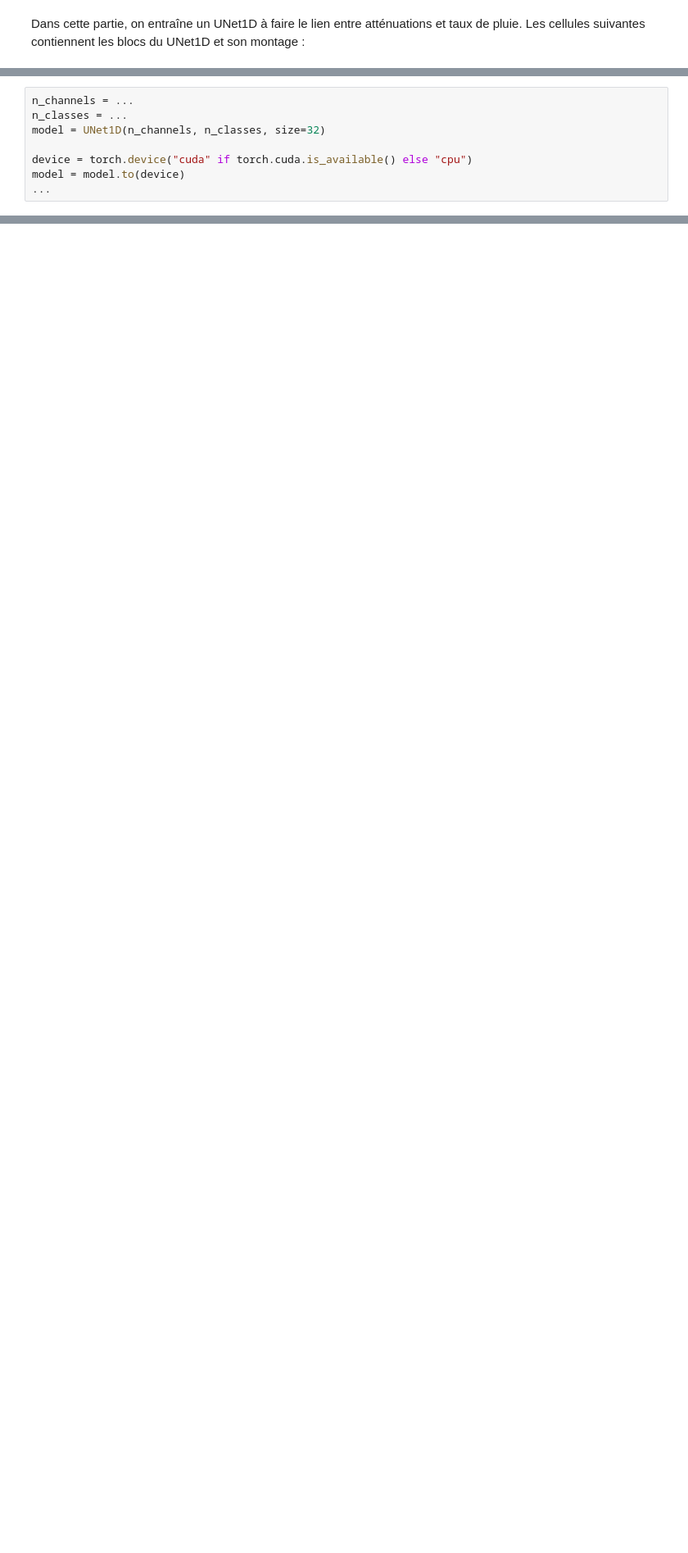
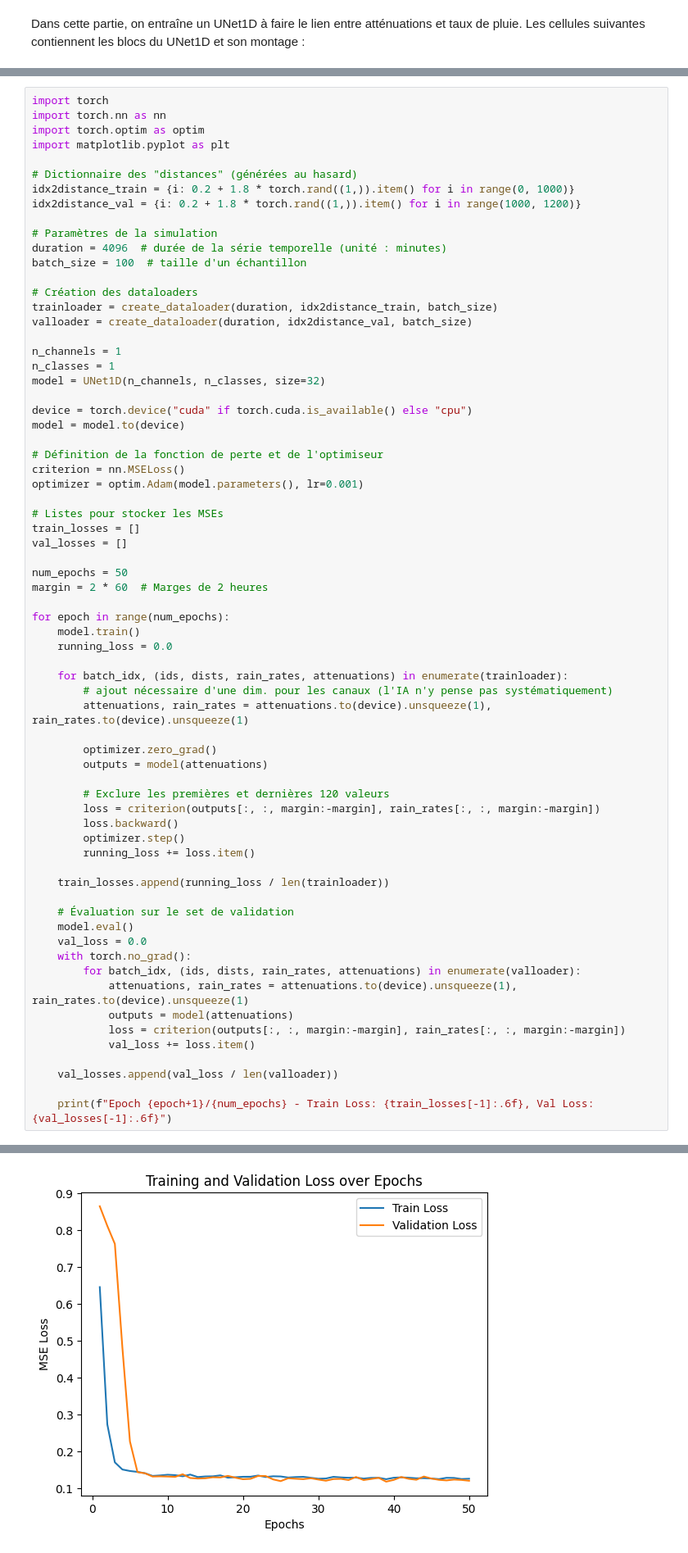
Before and after one commit to Zaidelmo/exam_2025, a Jupyter notebook: notebooks/probleme1_correction.ipynb, the cells around one changed output, grey strips where cells are left out. Shown at 82% size. Cells and saved outputs as stored; diff of their text form; blank space fills up the shorter version.

```diff
--- a/notebooks/probleme1_correction.ipynb
+++ b/notebooks/probleme1_correction.ipynb
@@ -189,8 +210,69 @@ class UNet1D(nn.Module):
 # %%
-n_channels = ...
-n_classes = ...
+import torch
+import torch.nn as nn
+import torch.optim as optim
+import matplotlib.pyplot as plt
+
+# Dictionnaire des "distances" (générées au hasard)
+idx2distance_train = {i: 0.2 + 1.8 * torch.rand((1,)).item() for i in range(0, 1000)}
+idx2distance_val = {i: 0.2 + 1.8 * torch.rand((1,)).item() for i in range(1000, 1200)}
+
+# Paramètres de la simulation
+duration = 4096  # durée de la série temporelle (unité : minutes)
+batch_size = 100  # taille d'un échantillon
+
+# Création des dataloaders
+trainloader = create_dataloader(duration, idx2distance_train, batch_size)
+valloader = create_dataloader(duration, idx2distance_val, batch_size)
+
+n_channels = 1
+n_classes = 1
 model = UNet1D(n_channels, n_classes, size=32)
 
 device = torch.device("cuda" if torch.cuda.is_available() else "cpu")
 model = model.to(device)
-...
+
+# Définition de la fonction de perte et de l'optimiseur
+criterion = nn.MSELoss()
+optimizer = optim.Adam(model.parameters(), lr=0.001)
+
+# Listes pour stocker les MSEs
+train_losses = []
+val_losses = []
+
+num_epochs = 50
+margin = 2 * 60  # Marges de 2 heures
+
+for epoch in range(num_epochs):
+    model.train()
+    running_loss = 0.0
+
+    for batch_idx, (ids, dists, rain_rates, attenuations) in enumerate(trainloader):
+        # ajout nécessaire d'une dim. pour les canaux (l'IA n'y pense pas systématiquement)
+        attenuations, rain_rates = attenuations.to(device).unsqueeze(1), rain_rates.to(device).unsqueeze(1)
+
+        optimizer.zero_grad()
+        outputs = model(attenuations)
+
+        # Exclure les premières et dernières 120 valeurs
+        loss = criterion(outputs[:, :, margin:-margin], rain_rates[:, :, margin:-margin])
+        loss.backward()
+        optimizer.step()
+        running_loss += loss.item()
+
+    train_losses.append(running_loss / len(trainloader))
+
+    # Évaluation sur le set de validation
+    model.eval()
+    val_loss = 0.0
+    with torch.no_grad():
+        for batch_idx, (ids, dists, rain_rates, attenuations) in enumerate(valloader):
+            attenuations, rain_rates = attenuations.to(device).unsqueeze(1), rain_rates.to(device).unsqueeze(1)
+            outputs = model(attenuations)
+            loss = criterion(outputs[:, :, margin:-margin], rain_rates[:, :, margin:-margin])
+            val_loss += loss.item()
+
+    val_losses.append(val_loss / len(valloader))
+
+    print(f"Epoch {epoch+1}/{num_epochs} - Train Loss: {train_losses[-1]:.6f}, Val Loss: {val_losses[-1]:.6f}")
+# %% [output]
@@ -197,3 +296,4 @@ model = model.to(device)
+[figure, added]
 # %% [markdown]
 ## Partie II
 
```
Also changed, not shown: parts of 6 cells of this notebook.
